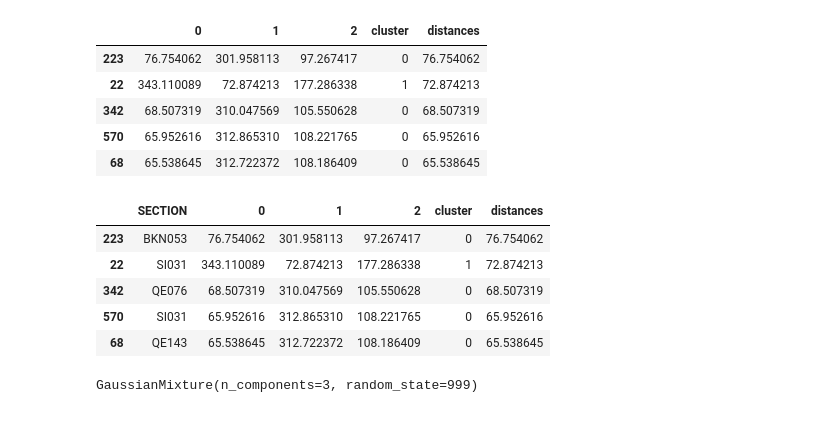
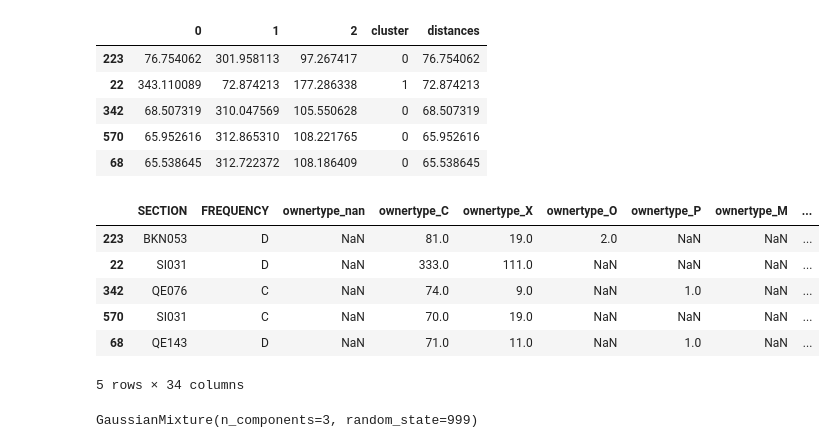
Before and after one commit to Ssuche/CUSP7033project, a Jupyter notebook: clustering1.ipynb, the cells around one changed output. Cells and saved outputs as stored; diff of their text form; code cells hidden in the pictures.

```diff
--- a/clustering1.ipynb
+++ b/clustering1.ipynb
@@ -392,16 +409,17 @@ res.sort_values("distances",ascending=False)[:5]
 | 570 | 65.952616 | 312.865310 | 108.221765 | 0 | 65.952616 |
 | 68 | 65.538645 | 312.722372 | 108.186409 | 0 | 65.538645 |
 # %%
-head = data[['SECTION']]
+head = data.copy()
 head = head.merge(res, left_index=True, right_index=True)
 head.sort_values('distances',ascending=False).head(5)
 # %% [output]
-|  | SECTION | 0 | 1 | 2 | cluster | distances |
-| 223 | BKN053 | 76.754062 | 301.958113 | 97.267417 | 0 | 76.754062 |
-| 22 | SI031 | 343.110089 | 72.874213 | 177.286338 | 1 | 72.874213 |
-| 342 | QE076 | 68.507319 | 310.047569 | 105.550628 | 0 | 68.507319 |
-| 570 | SI031 | 65.952616 | 312.865310 | 108.221765 | 0 | 65.952616 |
-| 68 | QE143 | 65.538645 | 312.722372 | 108.186409 | 0 | 65.538645 |
+|  | SECTION | FREQUENCY | ownertype_nan | ownertype_C | ownertype_X | ownertype_O | ownertype_P | ownertype_M | ... |
+| 223 | BKN053 | D | NaN | 81.0 | 19.0 | 2.0 | NaN | NaN | ... |
+| 22 | SI031 | D | NaN | 333.0 | 111.0 | NaN | NaN | NaN | ... |
+| 342 | QE076 | C | NaN | 74.0 | 9.0 | NaN | 1.0 | NaN | ... |
+| 570 | SI031 | C | NaN | 70.0 | 19.0 | NaN | NaN | NaN | ... |
+| 68 | QE143 | D | NaN | 71.0 | 11.0 | NaN | 1.0 | NaN | ... |
+5 rows × 34 columns
 # %%
 from sklearn.mixture import GaussianMixture
 GM=GaussianMixture(n_components=3,random_state=999)
```
Also changed, not shown: parts of 10 cells of this notebook.
